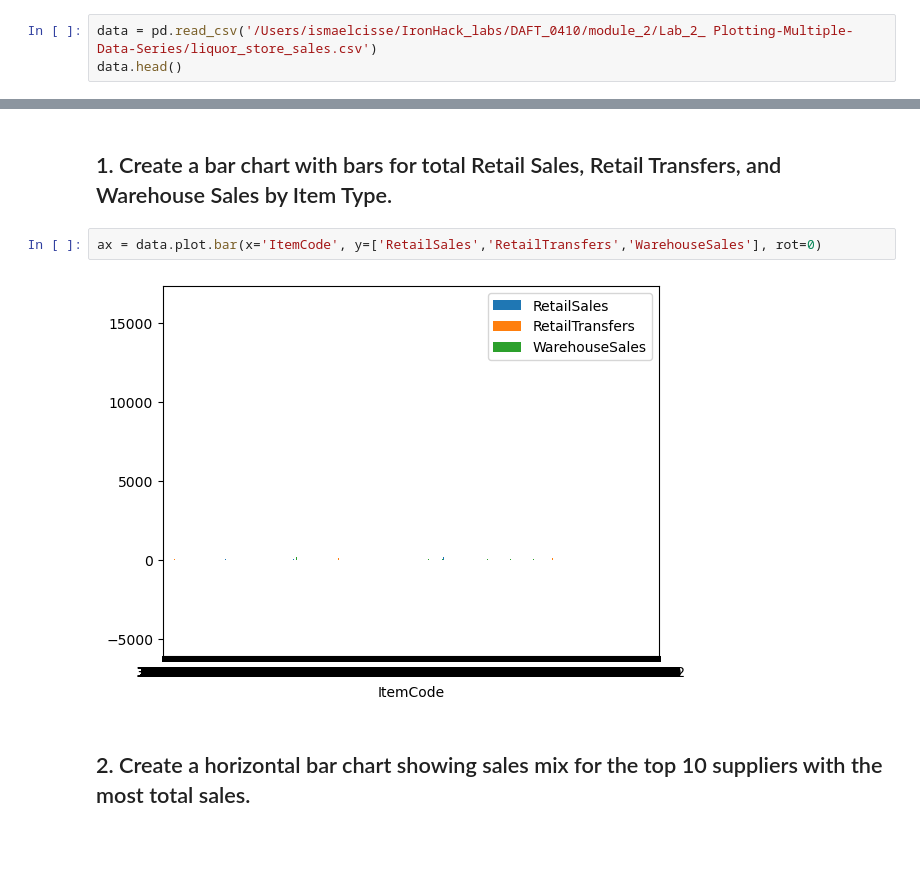
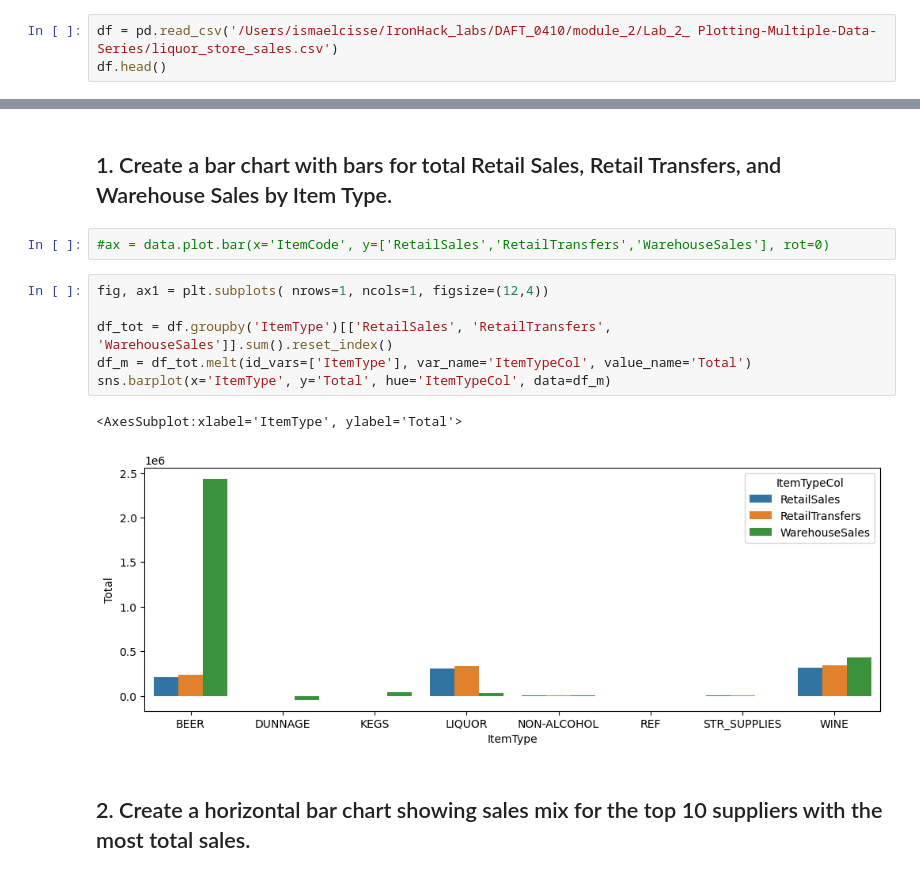
Before and after one commit to Ismael-San/DAFT_0410, a Jupyter notebook: module_2/Lab_2_ Plotting-Multiple-Data-Series/main.ipynb, the cells around one changed output, grey strips where cells are left out. Drawn from its saved outputs; the diff is of its cells as text; blank space fills up the shorter version.

```diff
--- a/module_2/Lab_2_ Plotting-Multiple-Data-Series/main.ipynb
+++ b/module_2/Lab_2_ Plotting-Multiple-Data-Series/main.ipynb
@@ -11,8 +11,8 @@ import warnings
 warnings.filterwarnings('ignore')
 %matplotlib inline
 # %%
-data = pd.read_csv('/Users/ismaelcisse/IronHack_labs/DAFT_0410/module_2/Lab_2_ Plotting-Multiple-Data-Series/liquor_store_sales.csv')
-data.head()
+df = pd.read_csv('/Users/ismaelcisse/IronHack_labs/DAFT_0410/module_2/Lab_2_ Plotting-Multiple-Data-Series/liquor_store_sales.csv')
+df.head()
 # %% [output]
 |  | Year | Month | Supplier | ItemCode | Description | ItemType | RetailSales | RetailTransfers | ... |
 | 0 | 2017 | 4 | ROYAL WINE CORP | 100200 | GAMLA CAB - 750ML | WINE | 0.0 | 1.0 | ... |
@@ -23,8 +23,15 @@ data.head()
 # %% [markdown]
 ## 1. Create a bar chart with bars for total Retail Sales, Retail Transfers, and Warehouse Sales by Item Type.
 # %%
-ax = data.plot.bar(x='ItemCode', y=['RetailSales','RetailTransfers','WarehouseSales'], rot=0)
+#ax = data.plot.bar(x='ItemCode', y=['RetailSales','RetailTransfers','WarehouseSales'], rot=0)
-# %% [output]
-[figure, removed]
+# %%
+fig, ax1 = plt.subplots( nrows=1, ncols=1, figsize=(12,4))
+
+df_tot = df.groupby('ItemType')[['RetailSales', 'RetailTransfers', 'WarehouseSales']].sum().reset_index()
+df_m = df_tot.melt(id_vars=['ItemType'], var_name='ItemTypeCol', value_name='Total')
+sns.barplot(x='ItemType', y='Total', hue='ItemTypeCol', data=df_m)
+# %% [output]
+<AxesSubplot:xlabel='ItemType', ylabel='Total'>
+[figure, added]
 # %% [markdown]
 ## 2. Create a horizontal bar chart showing sales mix for the top 10 suppliers with the most total sales.
```
Also changed, not shown: parts of 3 cells of this notebook, 8 other files.
